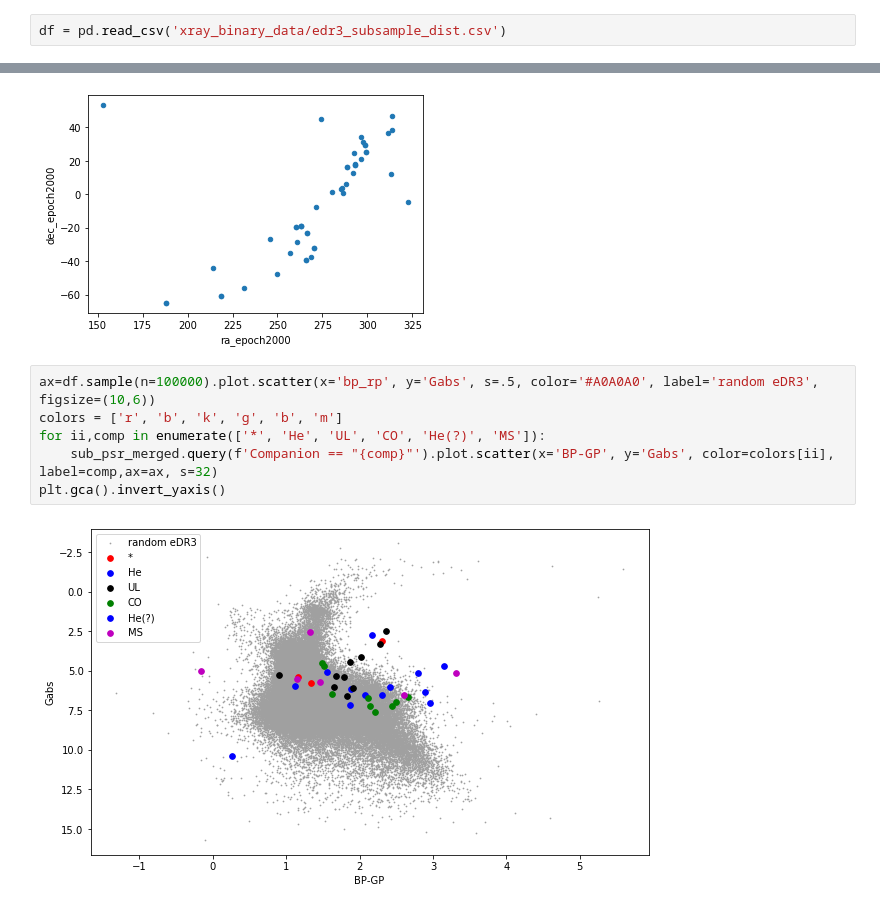
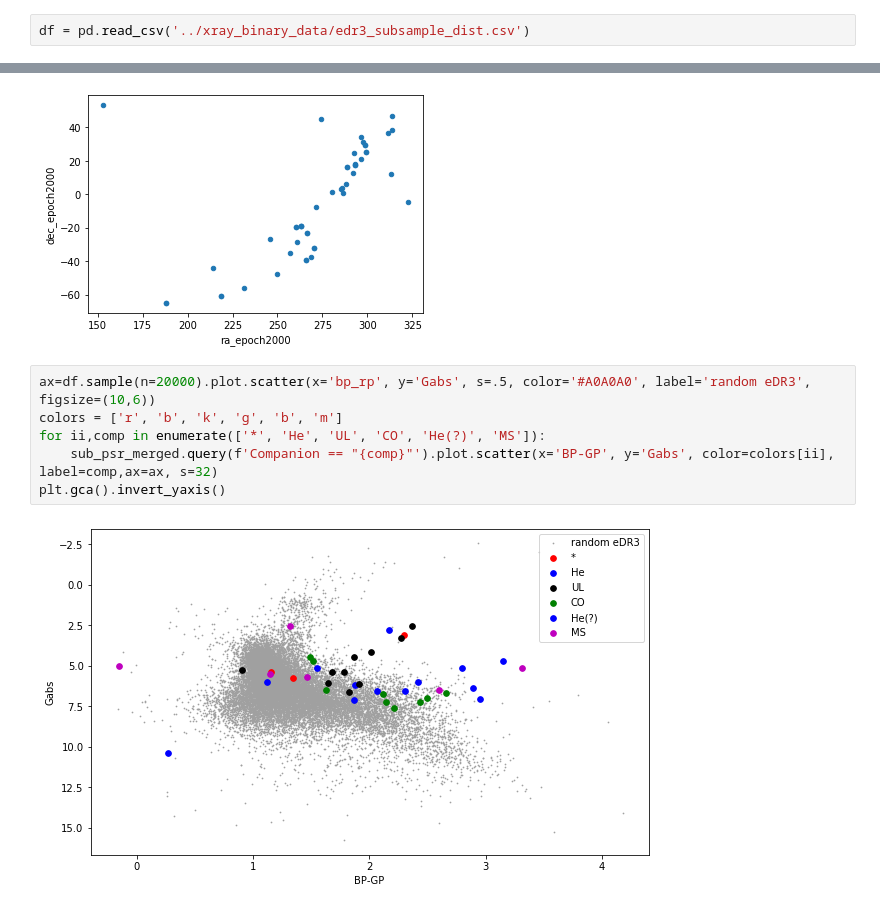
Before and after one commit to ykwang1/xray_binary_CMD, a Jupyter notebook: Xray_binary_matching.ipynb, the cells around one changed output, grey strips where cells are left out. Cells and saved outputs as stored; diff of their text form.

```diff
--- a/Xray_binary_matching.ipynb
+++ b/Xray_binary_matching.ipynb
@@ -117,7 +117,7 @@ plt.gca().invert_yaxis()
 # %% [markdown]
 ## Get sample of Gaia data to contextualize CMD
 # %%
-df = pd.read_csv('xray_binary_data/edr3_subsample_dist.csv')
+df = pd.read_csv('../xray_binary_data/edr3_subsample_dist.csv')
 # %%
 df['Gabs'] = df['phot_g_mean_mag'] - (5 * np.log10(df['rgeo']) - 5)
 # %%
@@ -133,10 +133,10 @@ sub_psr_merged.plot.scatter(x='ra_epoch2000', y = 'dec_epoch2000')
 <matplotlib.axes._subplots.AxesSubplot at 0x...>
 [figure]
 # %%
-ax=df.sample(n=100000).plot.scatter(x='bp_rp', y='Gabs', s=.5, color='#A0A0A0', label='random eDR3', figsize=(10,6))
+ax=df.sample(n=20000).plot.scatter(x='bp_rp', y='Gabs', s=.5, color='#A0A0A0', label='random eDR3', figsize=(10,6))
 colors = ['r', 'b', 'k', 'g', 'b', 'm']
 for ii,comp in enumerate(['*', 'He', 'UL', 'CO', 'He(?)', 'MS']):
     sub_psr_merged.query(f'Companion == "{comp}"').plot.scatter(x='BP-GP', y='Gabs', color=colors[ii], label=comp,ax=ax, s=32)
 plt.gca().invert_yaxis()
 # %% [output]
-[figure, old version]
+[figure, new version]
```
Also changed, not shown: parts of 1 cell of this notebook, 1 other file.
